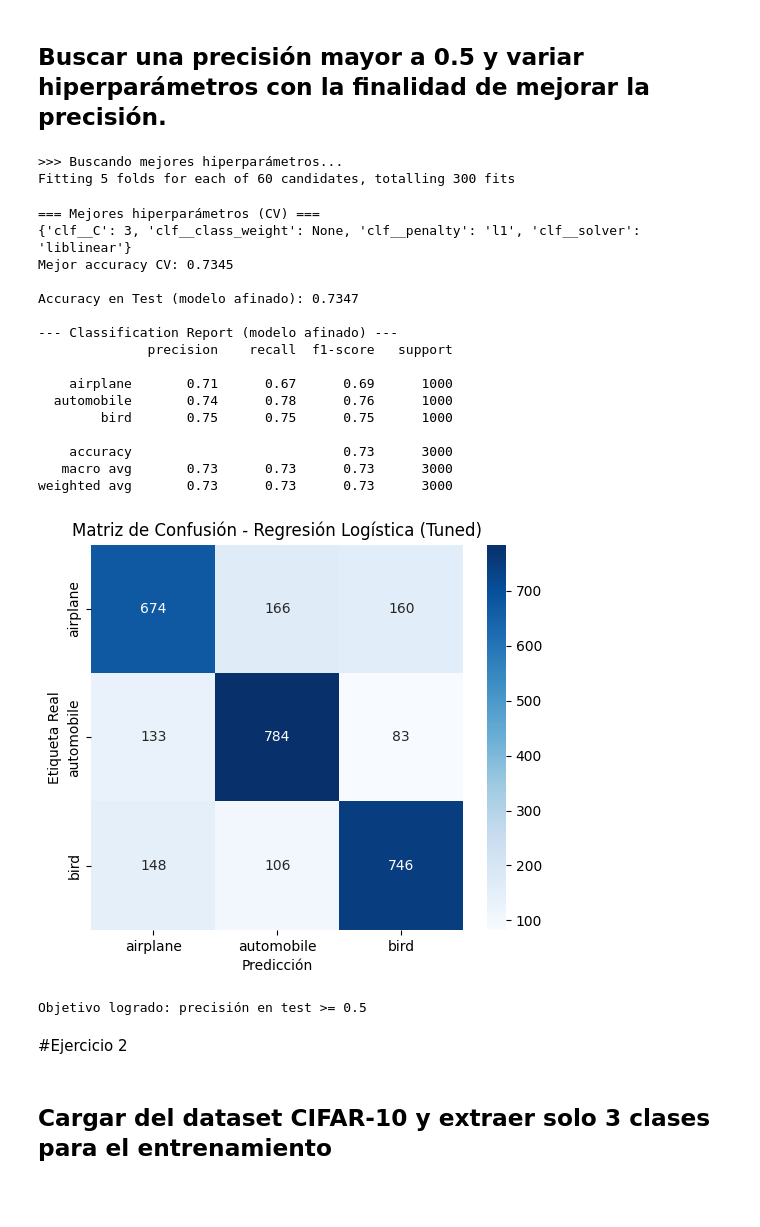
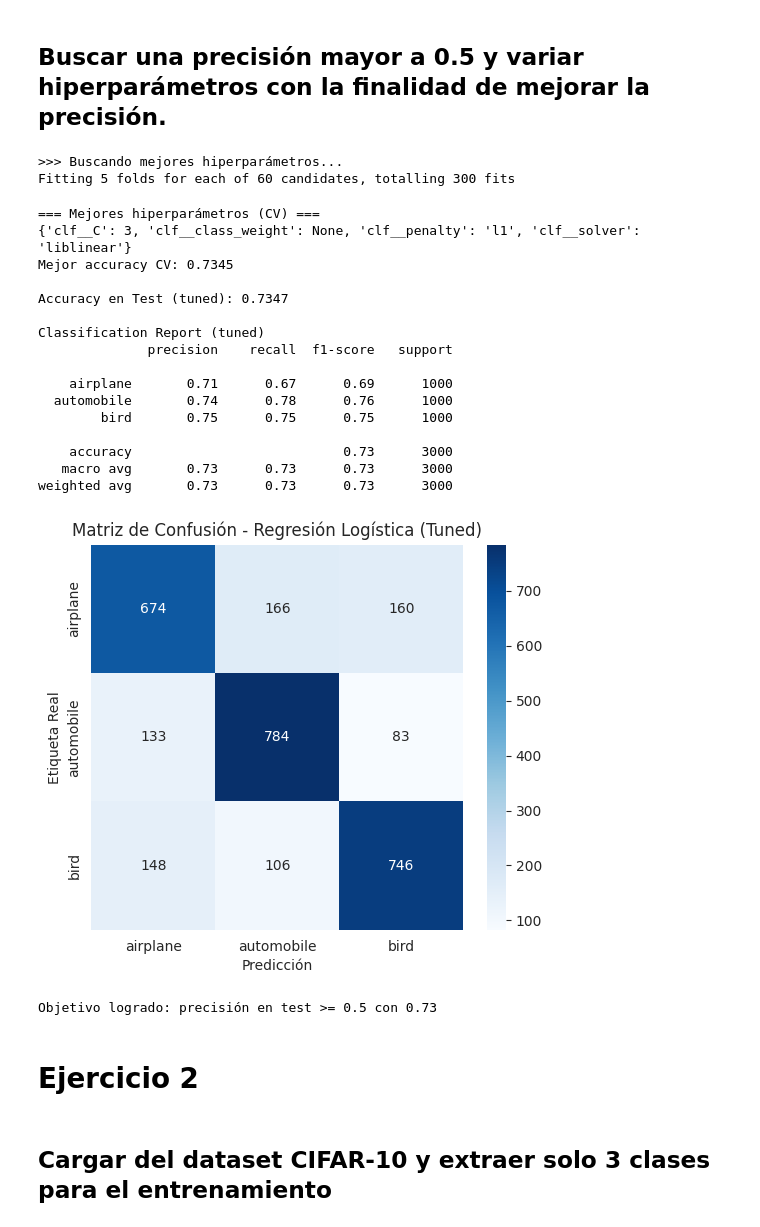
Before and after one commit to s110/Maestria, a Jupyter notebook: 4_computer_vision/codigo/5_laboratorio_calificado_2/Tarea_2_Computer_Vision.ipynb, the cells around one changed output. Saved outputs shown, nothing was run; the diff lists cells and outputs as text; code cells hidden in the pictures; blank space fills up the shorter version.

```diff
--- a/4_computer_vision/codigo/5_laboratorio_calificado_2/Tarea_2_Computer_Vision.ipynb
+++ b/4_computer_vision/codigo/5_laboratorio_calificado_2/Tarea_2_Computer_Vision.ipynb
@@ -264,20 +262,14 @@ weighted avg       0.73      0.73      0.73      3000
 # %% [markdown]
 ## Buscar una precisión mayor a 0.5 y variar hiperparámetros con la finalidad de mejorar la precisión.
 # %%
-from sklearn.pipeline import Pipeline
-from sklearn.preprocessing import StandardScaler
-from sklearn.linear_model import LogisticRegression
-from sklearn.model_selection import GridSearchCV, StratifiedKFold
-from sklearn.metrics import accuracy_score, classification_report, confusion_matrix
-import seaborn as sns
 
-# 1) Pipeline: escalado + regresión logística
+# Pipeline: escalado + regresión logística
 pipe = Pipeline(steps=[
     ("scaler", StandardScaler()),
     ("clf", LogisticRegression(max_iter=2000, n_jobs=-1))
 ])
 
-# 2) Definir cuadrículas
+# Definir cuadrículas
 param_grids = [
     # Multinomial con L2 (válido para lbfgs/newton-cg/saga)
     {
@@ -286,14 +278,14 @@ param_grids = [
         "clf__C": [0.01, 0.1, 1, 3, 10],
         "clf__class_weight": [None, "balanced"]
     },
-    # One-vs-Rest con L1 (válido para liblinear/saga)
+    # One vs Rest con L1 (válido para liblinear/saga)
     {
         "clf__solver": ["liblinear", "saga"],
         "clf__penalty": ["l1"],
         "clf__C": [0.01, 0.1, 1, 3, 10],
         "clf__class_weight": [None, "balanced"]
     },
-    # One-vs-Rest con L2 (válido para liblinear)
+    # One vs Rest con L2 (válido para liblinear)
     {
         "clf__solver": ["liblinear"],
         "clf__penalty": ["l2"],
@@ -302,10 +294,10 @@ param_grids = [
     },
 ]
 
-# 3) Validación cruzada estratificada
+# Validación cruzada estratificada
 cv = StratifiedKFold(n_splits=5, shuffle=True, random_state=42)
 
-# 4) GridSearchCV (busca el mejor set por accuracy)
+# Grid Search (buscar el mejor set por accuracy)
 grid = GridSearchCV(
     estimator=pipe,
     param_grid=param_grids,
@@ -323,56 +315,51 @@ print("\n=== Mejores hiperparámetros (CV) ===")
 print(grid.best_params_)
 print(f"Mejor accuracy CV: {grid.best_score_:.4f}")
 
-# 5) Evaluación en test con el mejor modelo
+# Evaluación en test con el mejor modelo
 best_model = grid.best_estimator_
 y_pred_tuned = best_model.predict(Xte_feats)
 test_acc = accuracy_score(yte, y_pred_tuned)
-print(f"\nAccuracy en Test (modelo afinado): {test_acc:.4f}")
+print(f"\nAccuracy en Test (tuned): {test_acc:.4f}")
 
-print("\n--- Classification Report (modelo afinado) ---")
+print("\nClassification Report (tuned)")
 print(classification_report(yte, y_pred_tuned, target_names=class_names))
 
-# 6) Matriz de confusión del modelo afinado
+# Matriz de confusión del modelo afinado
 cm = confusion_matrix(yte, y_pred_tuned)
 plt.figure(figsize=(6,5))
 sns.heatmap(cm, annot=True, fmt='d', cmap="Blues",
             xticklabels=class_names, yticklabels=class_names)
 plt.xlabel("Predicción")
 plt.ylabel("Etiqueta Real")
 plt.title("Matriz de Confusión - Regresión Logística (Tuned)")
 plt.show()
 
-# 7) Verificación del objetivo > 0.5
+# Verificación del objetivo > 0.5
 if test_acc >= 0.5:
-    print("Objetivo logrado: precisión en test >= 0.5")
-else:
-    print("Aún por debajo de 0.5. Sugerencias:")
-    print("- Probar otras 3 clases con mayor separabilidad.")
-    print("- Aumentar/ajustar el set de entrenamiento (submuestreo/estratificación).")
-    print("- Revisar la función de features (normalización adicional o variantes de bordes).")
+    print(f"Objetivo logrado: precisión en test >= 0.5 con {test_acc:.2f}")
 # %% [output]
 >>> Buscando mejores hiperparámetros...
 Fitting 5 folds for each of 60 candidates, totalling 300 fits
 === Mejores hiperparámetros (CV) ===
 {'clf__C': 3, 'clf__class_weight': None, 'clf__penalty': 'l1', 'clf__solver': 'liblinear'}
 Mejor accuracy CV: 0.7345
 
-Accuracy en Test (modelo afinado): 0.7347
+Accuracy en Test (tuned): 0.7347
 
---- Classification Report (modelo afinado) ---
+Classification Report (tuned)
               precision    recall  f1-score   support
 
     airplane       0.71      0.67      0.69      1000
   automobile       0.74      0.78      0.76      1000
         bird       0.75      0.75      0.75      1000
 
     accuracy                           0.73      3000
    macro avg       0.73      0.73      0.73      3000
 weighted avg       0.73      0.73      0.73      3000
-[figure, old version]
+[figure, new version]
-Objetivo logrado: precisión en test >= 0.5
+Objetivo logrado: precisión en test >= 0.5 con 0.73
 # %% [markdown]
-#Ejercicio 2
+# Ejercicio 2
 # %% [markdown]
 ## Cargar del dataset CIFAR-10 y extraer solo 3 clases para el entrenamiento
 # %%
```
Also changed, not shown: parts of 15 cells of this notebook.
